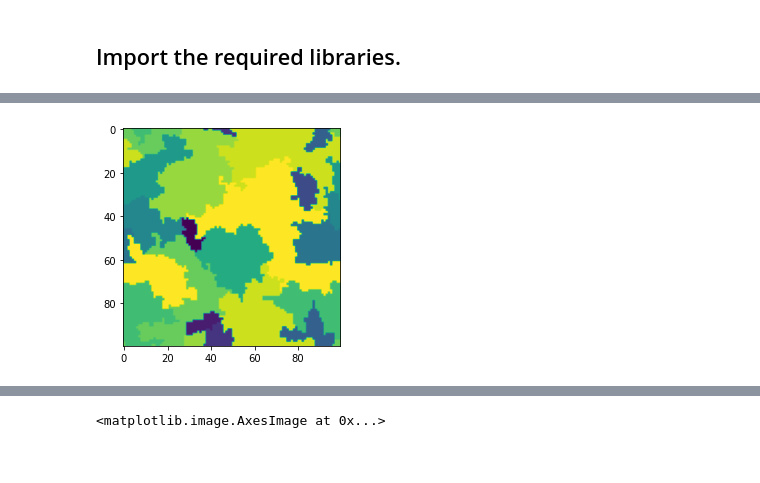
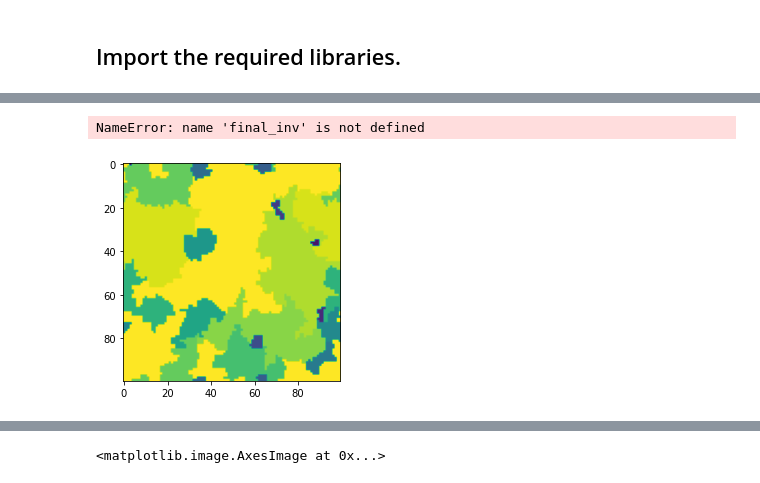
Before and after one commit to bernwo/AP3082-XY-Model, a Jupyter notebook: invaded_cluster.ipynb, the cells around one changed output, grey strips where cells are left out. Cells and saved outputs as stored; diff of their text form; code cells hidden in the pictures.

Commit message:
Percolation algorithm corrected

```diff
--- a/invaded_cluster.ipynb
+++ b/invaded_cluster.ipynb
@@ -40,11 +21,15 @@ ts
 HTML(ani.to_html5_video())
 # %% [output]
 [interactive output not drawn]
+# %%
+final_inv
+# %% [output]
+NameError: name 'final_inv' is not defined
 # %%
 fig = plt.figure()
-ims, final_inv = percolation_model(L=100, p=0.2)
+ims, final_inv = cl.percolation_model(L=100, p=0.17)
 # %% [output]
-[figure, old version]
+[figure, new version]
 # %%
 %matplotlib inline
 from IPython.display import HTML
```
Also changed, not shown: parts of 6 cells of this notebook, 1 other file.
